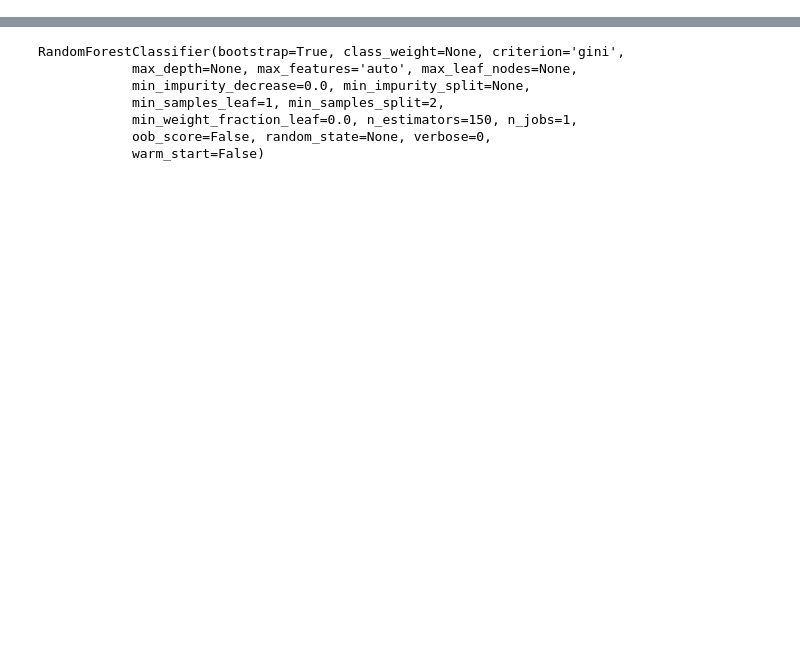
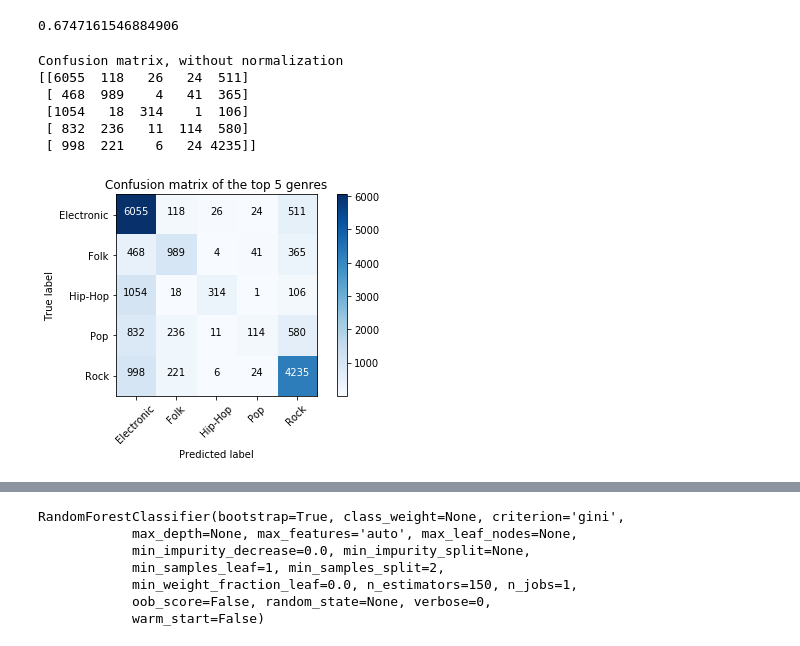
Before and after one commit to TunerFish/Classifier, a Jupyter notebook: Genre_classifier2.ipynb, the cells around one changed output, grey strips where cells are left out. Cells and saved outputs as stored; diff of their text form; code cells hidden in the pictures; blank space fills up the shorter version.

Commit message:
Confusion matrix

```diff
--- a/Genre_classifier2.ipynb
+++ b/Genre_classifier2.ipynb
@@ -19,0 +71,22 @@ ECHONEST_METADATA = "D:\\fma_metadata\\echonest.csv"
+# %%
+drop_songs = [] # the songs that aren't classified as electronic or rock
+true_genre_list = [] # the songs that are
+for genre in genre_list:
+    if "electronic" == genre[1].lower() or "rock" == genre[1].lower() or "folk" == genre[1].lower() or "pop" == genre[1].lower() or "hip-hop" == genre[1].lower():
+        true_genre_list.append(genre[1])
+    else:
+        drop_songs.append(genre[0])
+# %%
+features = features.drop(drop_songs) # drop the songs in drop_songs from the features data frame
+# %%
+# converting labels into categorical data and converting to numpy array
+Y = to_categorical(true_genre_list)
+# converting features to numpy array
+X = transform_to_matrix(features)
+# %%
+# Splitting training and testing sets
+X_train, X_test, Y_train, Y_test = train_test_split(X, Y, test_size=0.33)
+
+# Creating a random forest classifier
+rclf = RandomForestClassifier(n_estimators=150)
+rclf.fit(X_train, Y_train)
@@ -19,0 +101,18 @@ ECHONEST_METADATA = "D:\\fma_metadata\\echonest.csv"
+# %%
+rclf.score(X_test, Y_test)
+# %% [output]
+0.6747161546884906
+# %%
+pred = rclf.predict(X_test)
+cnf_matrix = confusion_matrix(Y_test, pred)
+class_names = ["Electronic", "Folk", "Hip-Hop", "Pop", "Rock"]
+plt.figure()
+plot_confusion_matrix(cnf_matrix, classes=class_names, title="Confusion matrix of the top 5 genres")
+# %% [output]
+Confusion matrix, without normalization
+[[6055  118   26   24  511]
+ [ 468  989    4   41  365]
+ [1054   18  314    1  106]
+ [ 832  236   11  114  580]
+ [ 998  221    6   24 4235]]
+[figure, added]
```
Also changed, not shown: parts of 14 cells of this notebook.
